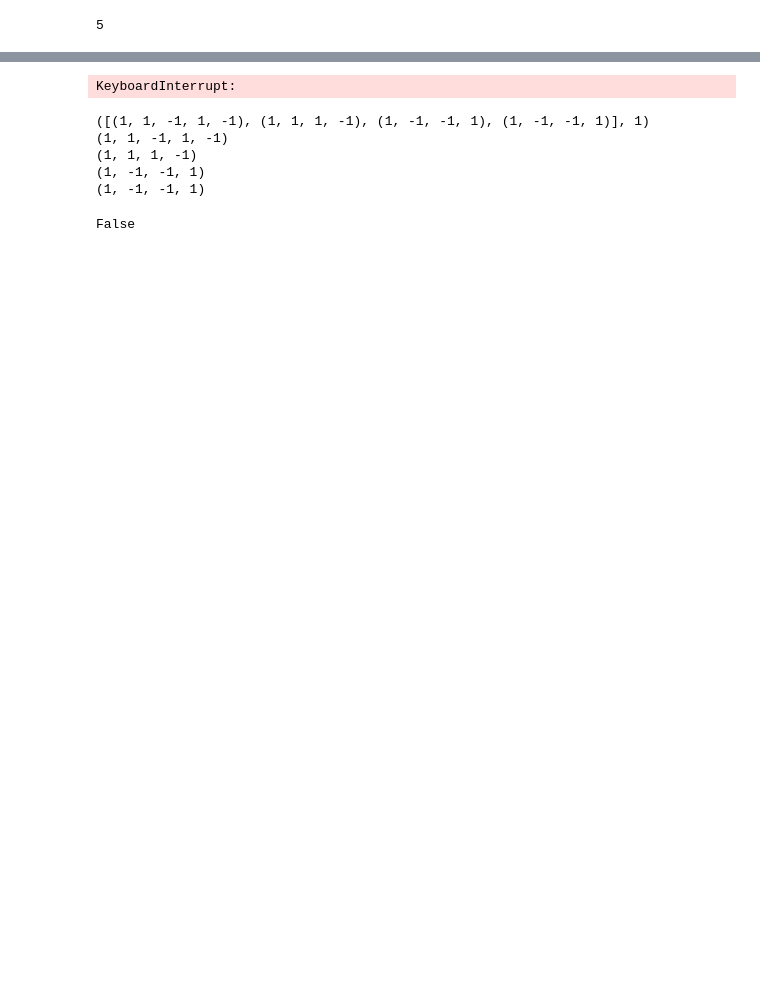
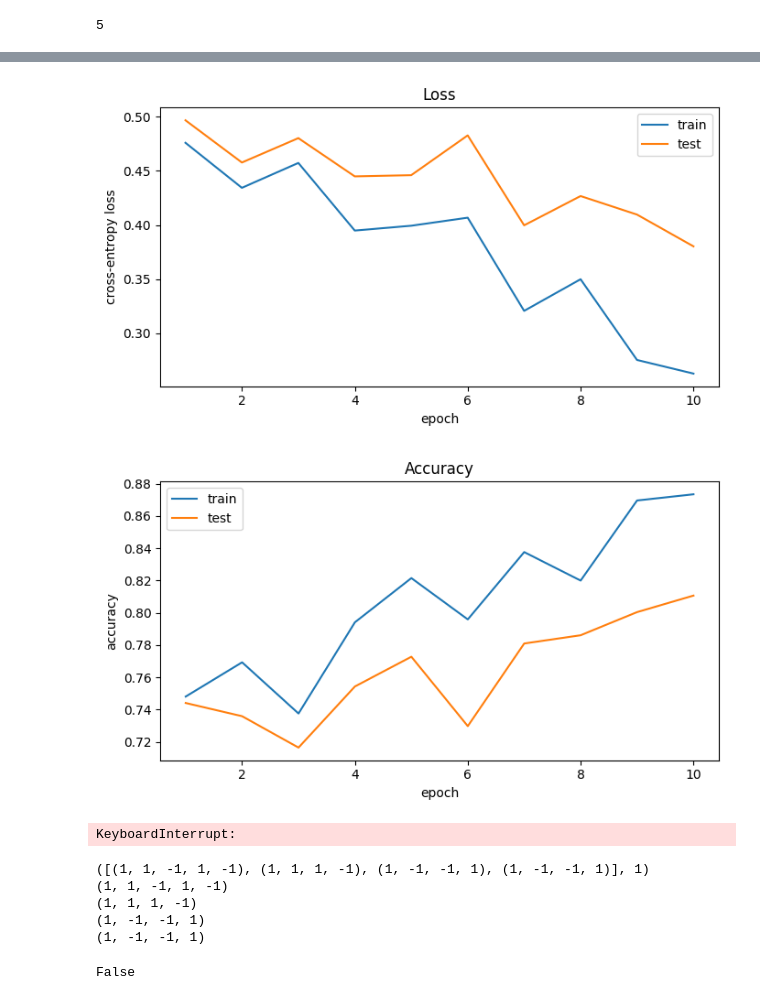
Before and after one commit to ArnArora/Turyn-SAT, a Jupyter notebook: Turyn-SAT/turyn_policy_transformer.ipynb, the cells around one changed output, grey strips where cells are left out. Saved outputs shown, nothing was run; the diff lists cells and outputs as text; code cells hidden in the pictures; blank space fills up the shorter version.

Commit message:
Updated model training and evaluation

```diff
--- a/Turyn-SAT/turyn_policy_transformer.ipynb
+++ b/Turyn-SAT/turyn_policy_transformer.ipynb
@@ -246,17 +348,30 @@ tensor([0, 1, 1, 0, 1, 1, 0, 0, 1])
 # %%
 from sequence_generator import generate_dataset
+import pickle
 
 ## Create dataset on other lengths and evaluate on new length
 
 r = 9
 
-original_dataset = generate_dataset(r)
-original_dataset.extend(generate_dataset(r - 2))
-#original_dataset.extend(generate_dataset(r - 4))
+# original_dataset = generate_dataset(r)
+original_dataset = []
+# original_dataset.extend(generate_dataset(r - 2))
+# original_dataset.extend(generate_dataset(r - 4))
+
+with open('original_dataset_9.pkl', 'rb') as file:
+    original_dataset.extend(pickle.load(file))
+
+# with open('original_dataset_11.pkl', 'rb') as file:
+#     test_dataset.extend(pickle.load(file))
+# test_dataset = test_dataset[:500]
 
 for item in original_dataset:
-    if len(item[0][0]) == 0:
+    if len(item[0][0]) <= 3:
         original_dataset.remove(item)
+
+# for item in test_dataset:
+#     if len(item[0][0]) <= 5:
+#         test_dataset.remove(item)
 
 count = [0, 0]
 for item in original_dataset:
@@ -266,5 +381,9 @@ for item in original_dataset:
         count[1] += 1
 print(count)
 
-model = train_overfit(original_dataset, epochs=10)
+# model = train_overfit(original_dataset, epochs=10)
+# torch.save(model.state_dict(), f"model_long_11.pt")
+
+model, (train_ds, test_ds), hist = train_with_split_and_plots(original_dataset, epochs=10)
+torch.save(model.state_dict(), "model_9_train_test.pt")
 # %% [output]
@@ -275 +402,3 @@ KeyboardInterrupt:
+[figure, added]
+[figure, added]
 # %%
```
Also changed, not shown: parts of 13 cells of this notebook, 7 other files.
